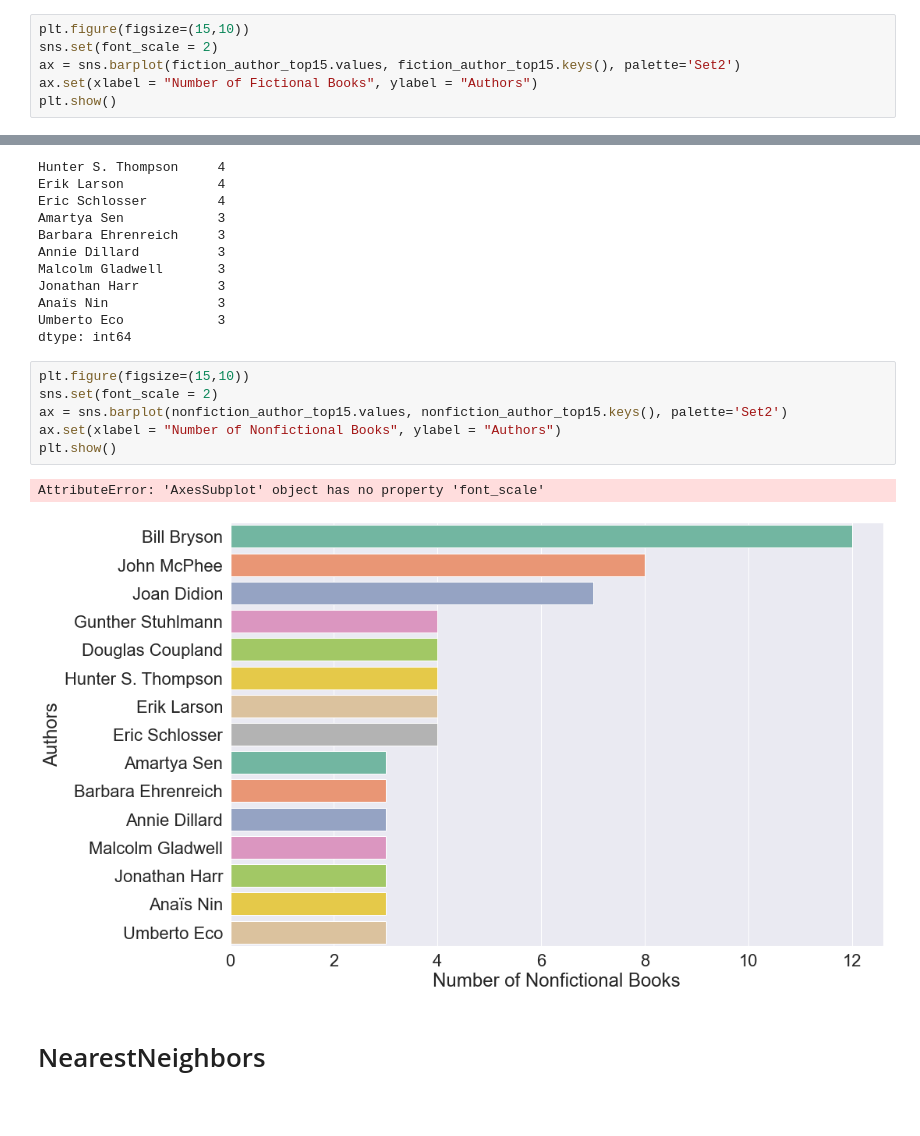
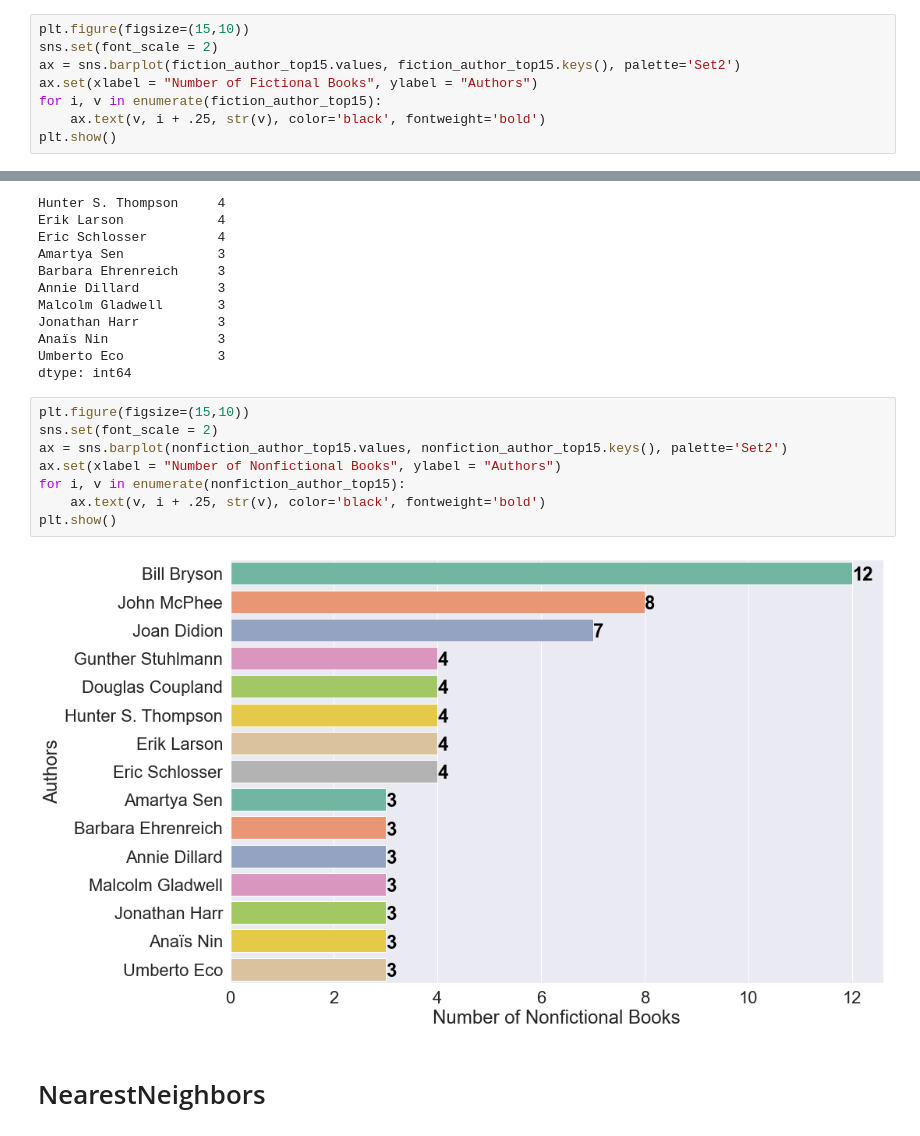
Before and after one commit to WeiWeiCheng123/DataAnalysis, a Jupyter notebook: final.ipynb, the cells around one changed output, grey strips where cells are left out. Cells and saved outputs as stored; diff of their text form; blank space fills up the shorter version.

```diff
--- a/final.ipynb
+++ b/final.ipynb
@@ -189,5 +205,7 @@ plt.figure(figsize=(15,10))
 sns.set(font_scale = 2)
 ax = sns.barplot(fiction_author_top15.values, fiction_author_top15.keys(), palette='Set2')
 ax.set(xlabel = "Number of Fictional Books", ylabel = "Authors")
+for i, v in enumerate(fiction_author_top15):
+    ax.text(v, i + .25, str(v), color='black', fontweight='bold')
 plt.show()
 # %% [output]
@@ -228,12 +246,13 @@ dtype: int64
 # %%
 plt.figure(figsize=(15,10))
 sns.set(font_scale = 2)
 ax = sns.barplot(nonfiction_author_top15.values, nonfiction_author_top15.keys(), palette='Set2')
 ax.set(xlabel = "Number of Nonfictional Books", ylabel = "Authors")
+for i, v in enumerate(nonfiction_author_top15):
+    ax.text(v, i + .25, str(v), color='black', fontweight='bold')
 plt.show()
 # %% [output]
-AttributeError: 'AxesSubplot' object has no property 'font_scale'
-[figure, old version]
+[figure, new version]
 # %% [markdown]
 # NearestNeighbors
 # %%
```
Also changed, not shown: parts of 4 cells of this notebook, 2 other files.
